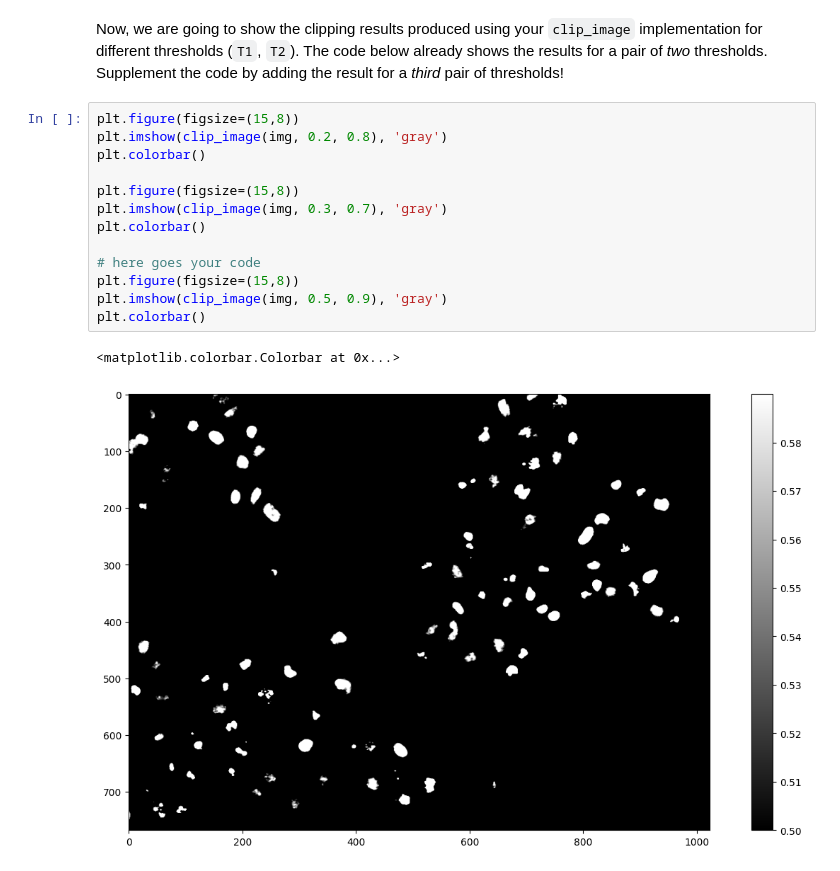
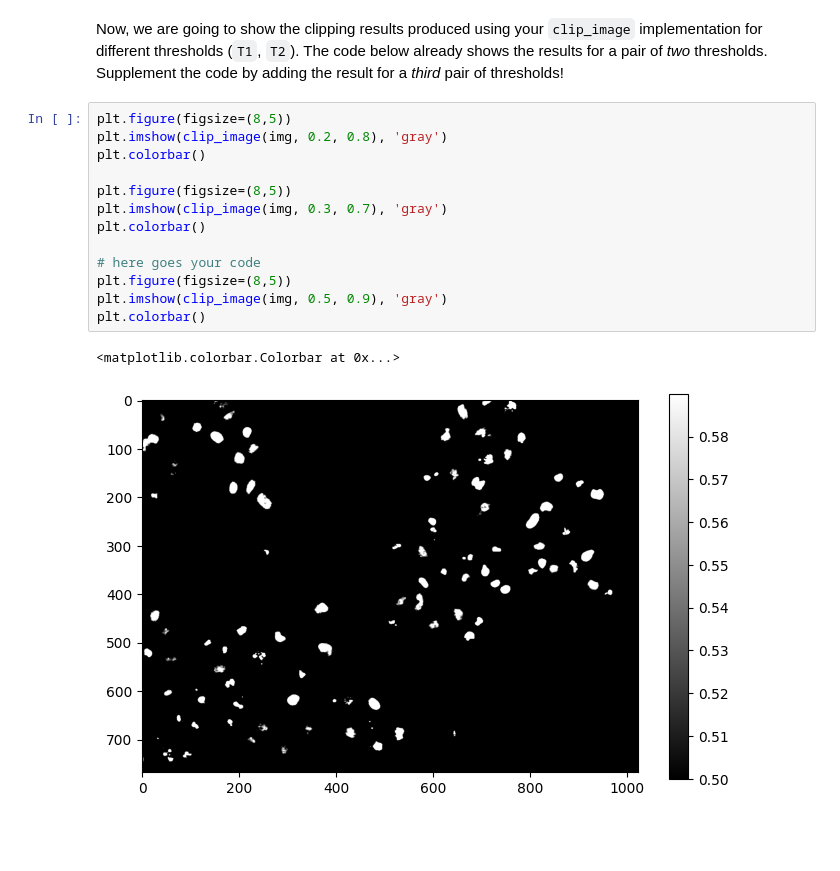
Before and after one commit to mksku-dev/mobi-fs3-python, a Jupyter notebook: task2.ipynb, the cells around one changed output. Cells and saved outputs as stored; diff of their text form; blank space fills up the shorter version.

```diff
--- a/task2.ipynb
+++ b/task2.ipynb
@@ -141,18 +141,18 @@ assert (clip_image(img, T1, T2) == img.clip(T1, T2)).all()
 # %% [markdown]
 Now, we are going to show the clipping results produced using your `clip_image` implementation for different thresholds (`T1`, `T2`). The code below already shows the results for a pair of *two* thresholds. Supplement the code by adding the result for a *third* pair of thresholds!
 # %%
-plt.figure(figsize=(15,8))
+plt.figure(figsize=(8,5))
 plt.imshow(clip_image(img, 0.2, 0.8), 'gray')
 plt.colorbar()
 
-plt.figure(figsize=(15,8))
+plt.figure(figsize=(8,5))
 plt.imshow(clip_image(img, 0.3, 0.7), 'gray')
 plt.colorbar()
 
 # here goes your code
-plt.figure(figsize=(15,8))
+plt.figure(figsize=(8,5))
 plt.imshow(clip_image(img, 0.5, 0.9), 'gray')
 plt.colorbar()
 # %% [output]
 <matplotlib.colorbar.Colorbar at 0x...>
-[figure, old version]
+[figure, new version]
```
Also changed, not shown: parts of 1 cell of this notebook.
